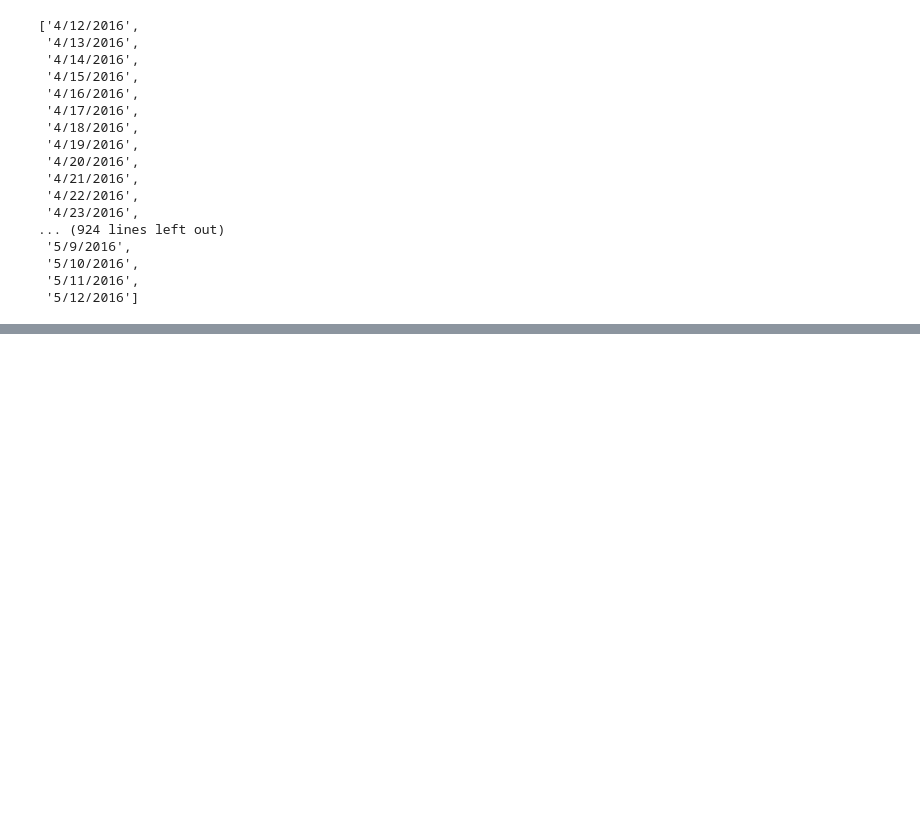
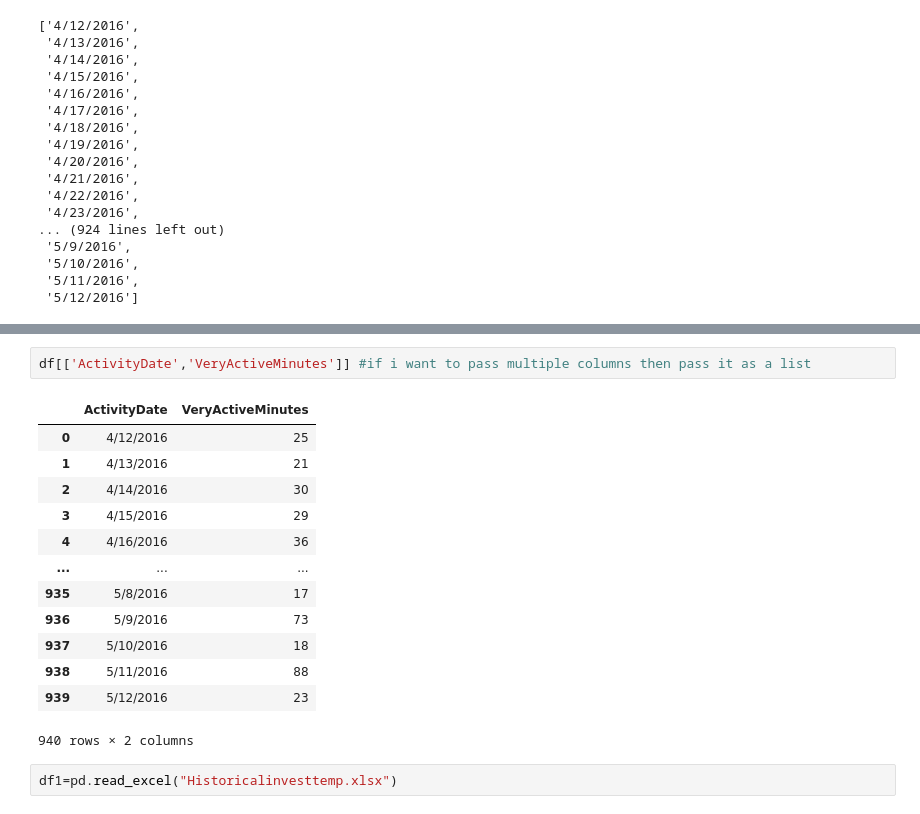
Before and after one commit to omkarpattnaik8080/Pandas, a Jupyter notebook: pandas01.ipynb, the cells around one changed output, grey strips where cells are left out. Cells and saved outputs as stored; diff of their text form; blank space fills up the shorter version.

```diff
--- a/pandas01.ipynb
+++ b/pandas01.ipynb
@@ -156,0 +166,18 @@ list(df['ActivityDate'])
+# %%
+df[['ActivityDate','VeryActiveMinutes']] #if i want to pass multiple columns then pass it as a list
+# %% [output]
+|  | ActivityDate | VeryActiveMinutes |
+| 0 | 4/12/2016 | 25 |
+| 1 | 4/13/2016 | 21 |
+| 2 | 4/14/2016 | 30 |
+| 3 | 4/15/2016 | 29 |
+| 4 | 4/16/2016 | 36 |
+| ... | ... | ... |
+| 935 | 5/8/2016 | 17 |
+| 936 | 5/9/2016 | 73 |
+| 937 | 5/10/2016 | 18 |
+| 938 | 5/11/2016 | 88 |
+| 939 | 5/12/2016 | 23 |
+940 rows × 2 columns
+# %%
+df1=pd.read_excel("Historicalinvesttemp.xlsx")
```
Also changed, not shown: parts of 9 cells of this notebook.
